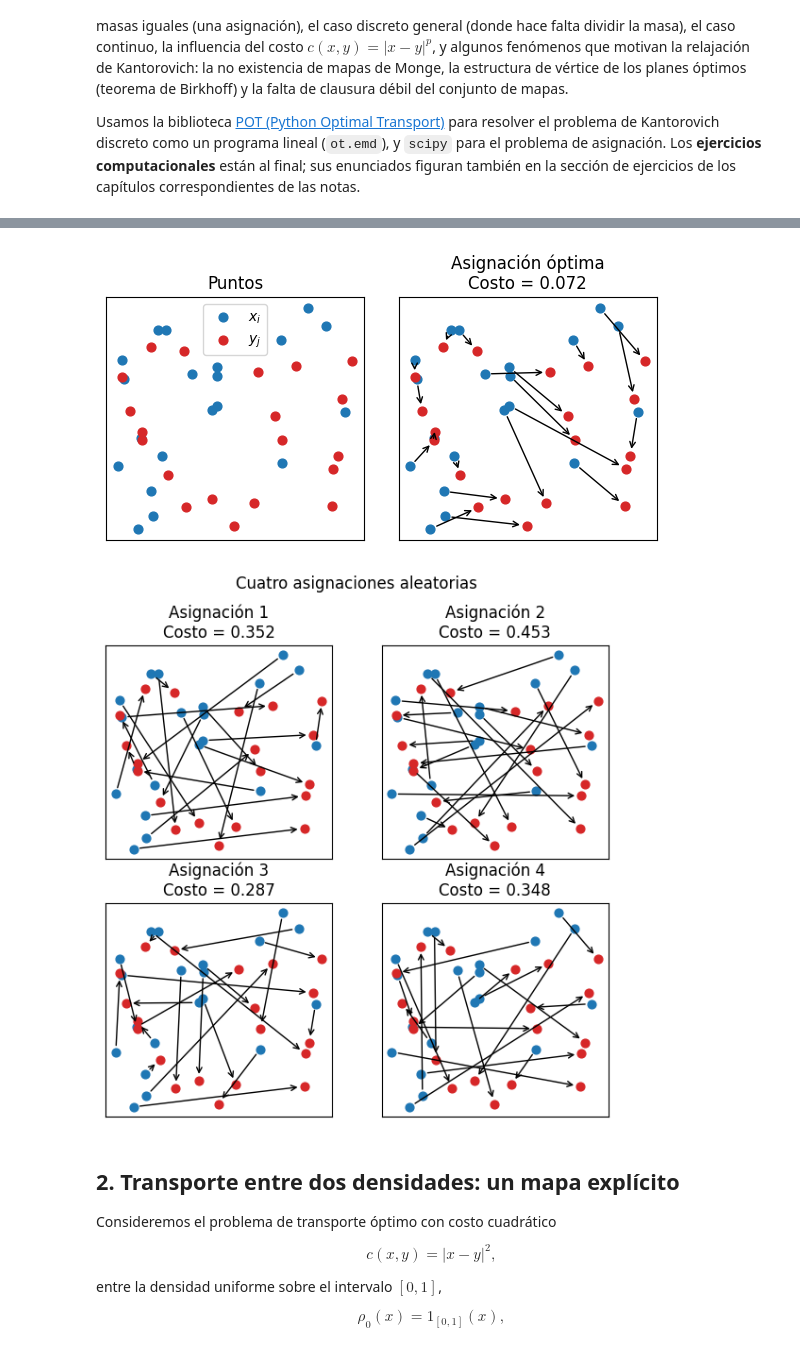
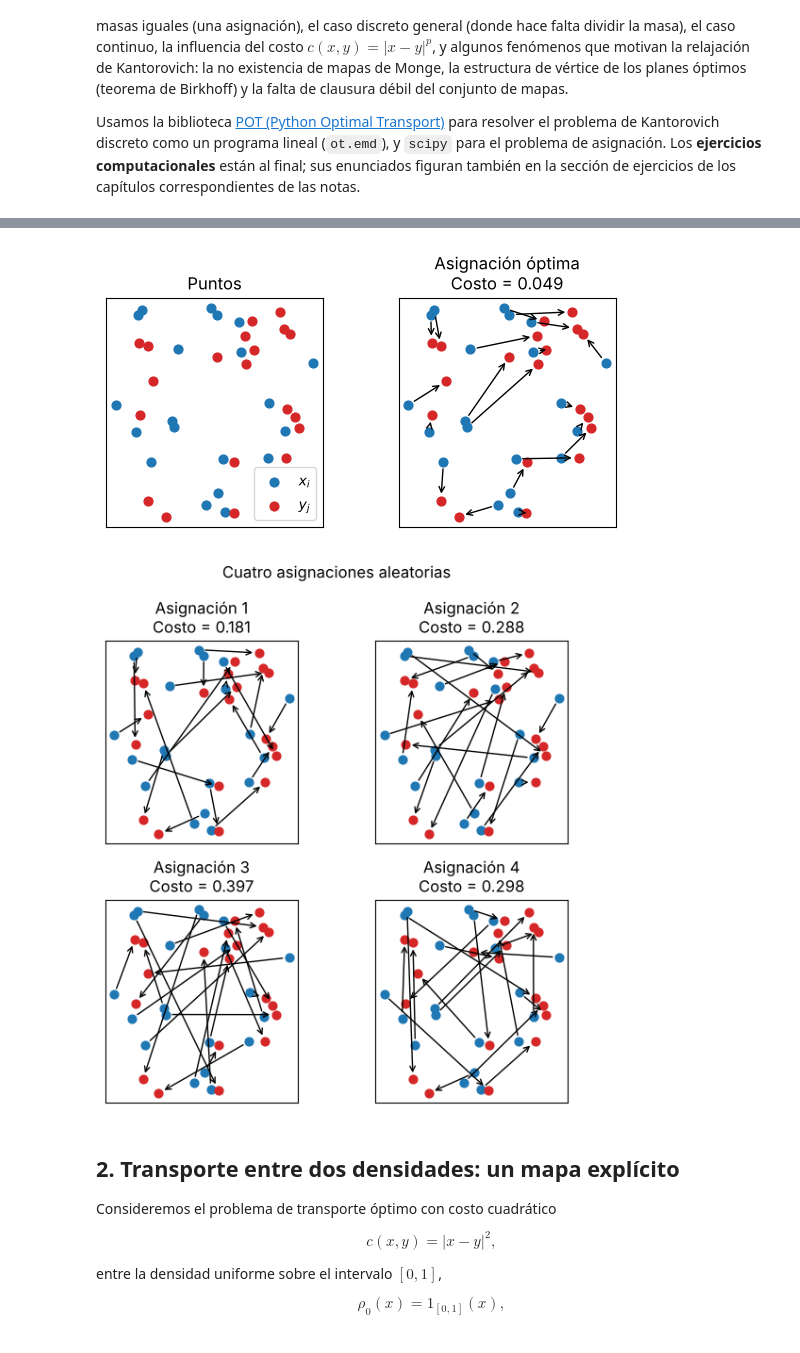
Before and after one commit to jfbonder/transporte-optimo, a Jupyter notebook: cuadernos/01-monge-kantorovich.ipynb, the cells around one changed output, grey strips where cells are left out. Drawn from its saved outputs; the diff is of its cells as text; code cells hidden in the pictures.

```diff
--- a/cuadernos/01-monge-kantorovich.ipynb
+++ b/cuadernos/01-monge-kantorovich.ipynb
@@ -18,22 +28,16 @@ Primero generaremos aleatoriamente los puntos origen y destino. Luego mostraremo
 
 La diferencia entre ambas soluciones pone de manifiesto la importancia de resolver el problema de optimización y motiva el estudio de las herramientas teóricas que desarrollaremos en los próximos capítulos.
 # %%
-# @title
-import numpy as np
-import matplotlib.pyplot as plt
-from scipy.spatial.distance import cdist
-from scipy.optimize import linear_sum_assignment
-
 # ==========================================================
 # Datos
 # ==========================================================
 
-np.random.seed(1)
+rng = np.random.default_rng(1)
 
 n = 20
 
-X = np.random.rand(n,2)
-Y = np.random.rand(n,2)
+X = rng.random((n, 2))
+Y = rng.random((n, 2))
 
 C = cdist(X, Y, metric="sqeuclidean")
 
@@ -42,87 +46,56 @@ C = cdist(X, Y, metric="sqeuclidean")
 # ==========================================================
 
 def matching_cost(C, sigma):
+    """Costo de la asignación i -> sigma(i), con masa 1/n en cada punto."""
     return C[np.arange(len(sigma)), sigma].sum()/len(sigma)
 
 
 def draw_points(ax):
-    ax.scatter(X[:,0], X[:,1],
-               s=40,
-               color="tab:blue",
-               label=r"$x_i$")
-
-    ax.scatter(Y[:,0], Y[:,1],
-               s=40,
-               color="tab:red",
-               label=r"$y_j$")
-
+    ax.scatter(X[:, 0], X[:, 1], s=40, color="tab:blue", label=r"$x_i$")
+    ax.scatter(Y[:, 0], Y[:, 1], s=40, color="tab:red", label=r"$y_j$")
     ax.set_aspect("equal")
     ax.set_xticks([])
     ax.set_yticks([])
 
 
 def draw_matching(ax, sigma):
-
     draw_points(ax)
-
-    for i,j in enumerate(sigma):
-        ax.annotate(
-            "",
-            xy=Y[j],
-            xytext=X[i],
-            arrowprops=dict(
-                arrowstyle="->",
-                color="black",
-                lw=1,
-                shrinkA=5,
-                shrinkB=5,
-            ),
-        )
-
+    for i, j in enumerate(sigma):
+        ax.annotate("", xy=Y[j], xytext=X[i],
+                    arrowprops=dict(arrowstyle="->", color="black", lw=1, shrinkA=5, shrinkB=5))
 
 
 # ==========================================================
-# 1. Solución óptima
+# 1. Solución óptima (algoritmo húngaro)
 # ==========================================================
 
-rows, cols = linear_sum_assignment(C)
-
-sigma_opt = cols
+rows, sigma_opt = linear_sum_assignment(C)
 cost_opt = matching_cost(C, sigma_opt)
 
-fig, axs = plt.subplots(1,2, figsize=(6,3))
-
+fig, axs = plt.subplots(1, 2, figsize=(6, 3))
 draw_points(axs[0])
 axs[0].set_title("Puntos")
 axs[0].legend()
-
 draw_matching(axs[1], sigma_opt)
 axs[1].set_title(f"Asignación óptima\nCosto = {cost_opt:.3f}")
-
 plt.tight_layout()
 plt.show()
 
 # ==========================================================
 # 2. Cuatro asignaciones aleatorias
 # ==========================================================
 
-fig, axs = plt.subplots(2,2, figsize=(6,6))
-
+fig, axs = plt.subplots(2, 2, figsize=(6, 6))
 for k, ax in enumerate(axs.flat):
-
-    sigma = np.random.permutation(n)
-    cost = matching_cost(C, sigma)
-
+    sigma = rng.permutation(n)
     draw_matching(ax, sigma)
-
-    ax.set_title(f"Asignación {k+1}\nCosto = {cost:.3f}")
-
+    ax.set_title(f"Asignación {k+1}\nCosto = {matching_cost(C, sigma):.3f}")
 plt.suptitle("Cuatro asignaciones aleatorias")
 plt.tight_layout()
 plt.show()
 # %% [output]
-[figure, old version]
+[figure, new version]
-[figure, old version]
+[figure, new version]
 # %% [markdown]
 ## 2. Transporte entre dos densidades: un mapa explícito
 
```
Also changed, not shown: parts of 22 cells of this notebook, 5 other files.
